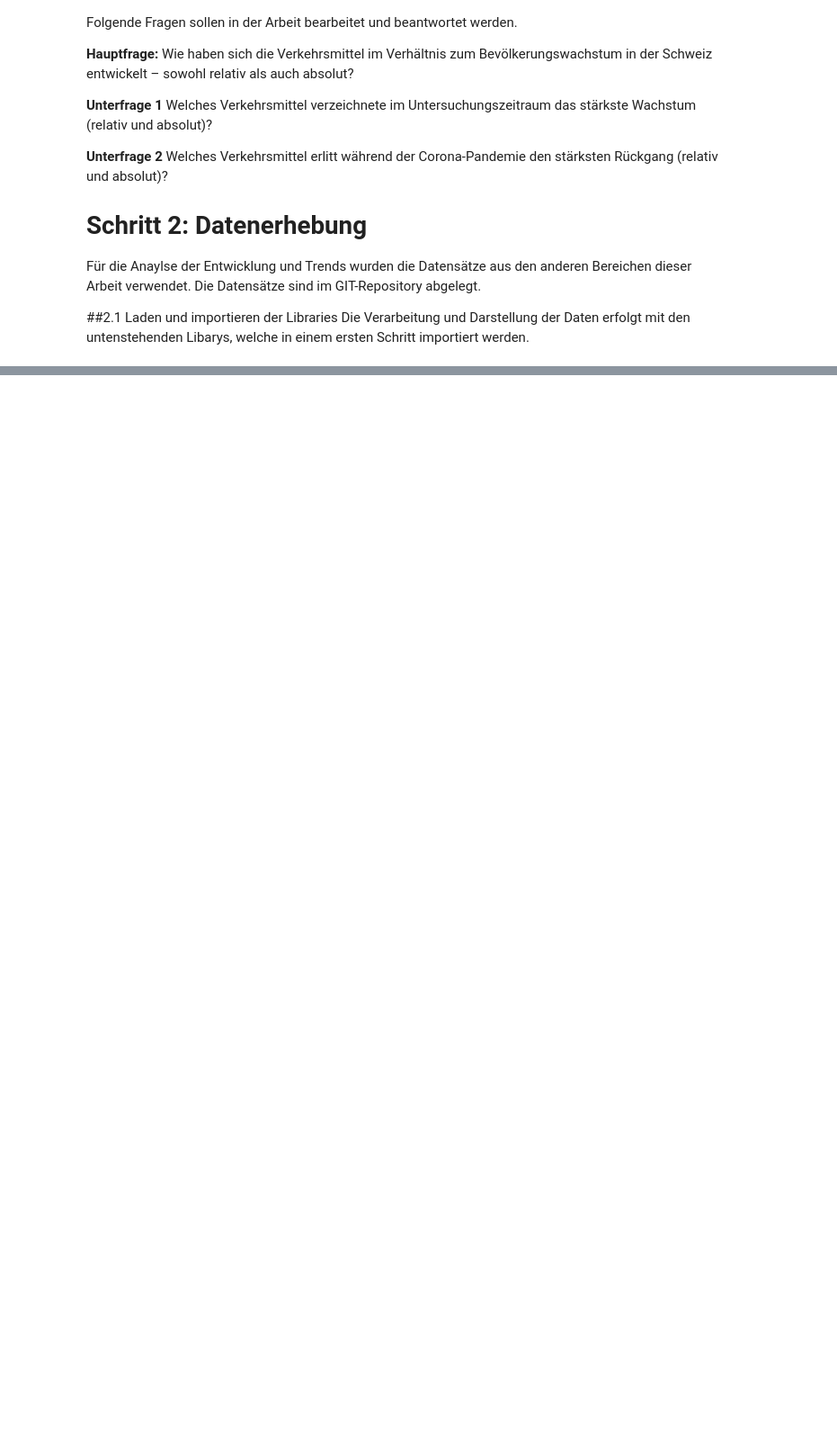
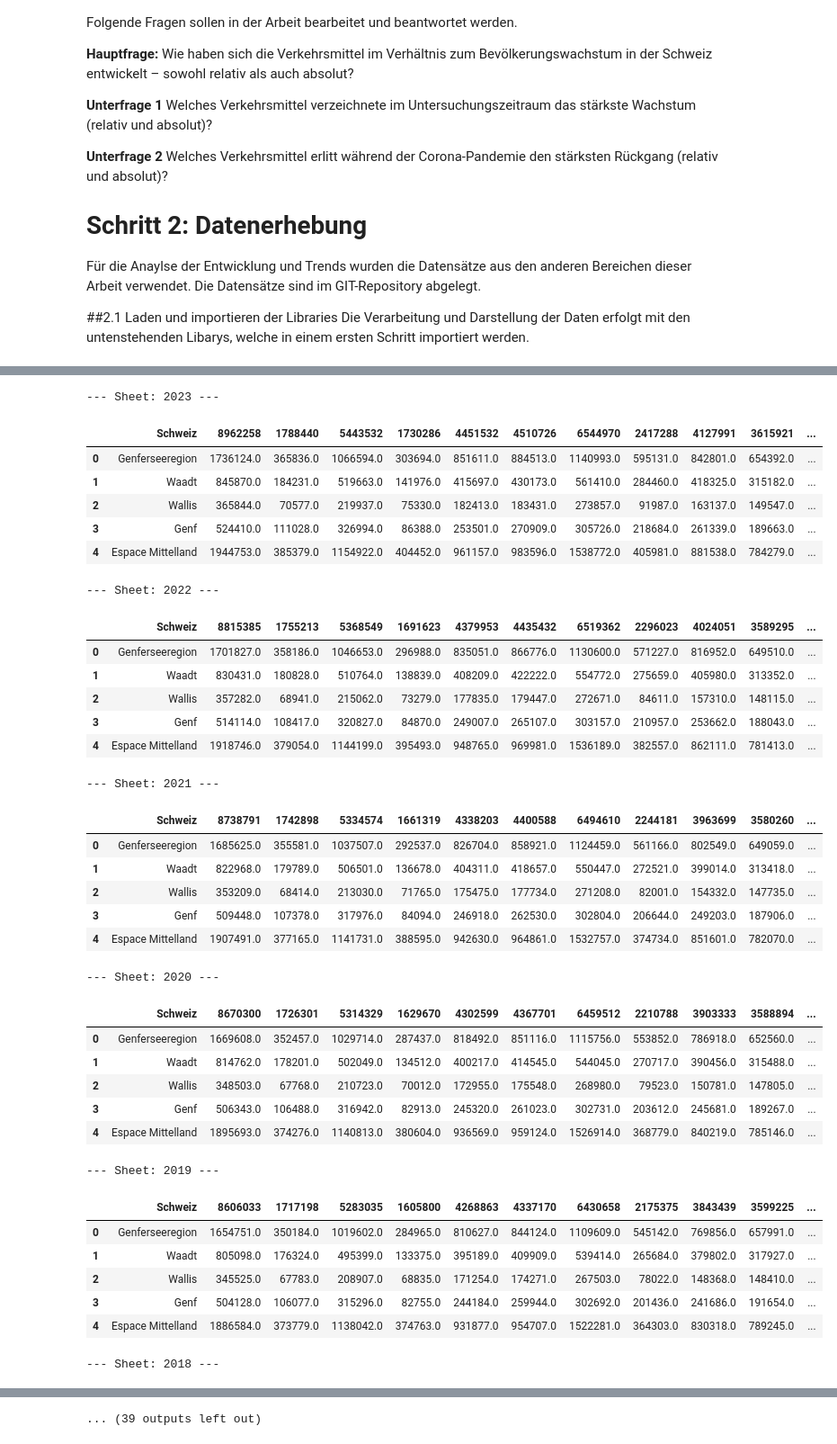
Before and after one commit to matwirabc/binaproject, a Jupyter notebook: bina_aggregate.ipynb, the cells around one changed output, grey strips where cells are left out. Shown: that part at 90% size. Drawn from its saved outputs; the diff is of its cells as text; code cells hidden in the pictures; blank space fills up the shorter version.

```diff
--- a/bina_aggregate.ipynb
+++ b/bina_aggregate.ipynb
@@ -87,0 +103,5 @@ Die Datensets wurden in verschiedenen Formaten (.csv und .xlsx) zur Verfügung g
+# %%
+# Load all sheets  as dictionary by function sheet_name = None
+df_population = pd.read_excel("/content/drive/MyDrive/Dataset_BINA/Population.xlsx",
+                              sheet_name = None,
+                              header = 5)
@@ -87,0 +129,42 @@ Die Datensets wurden in verschiedenen Formaten (.csv und .xlsx) zur Verfügung g
+# %%
+#Show first five rows of each sheet
+for df_population, df in df_population.items():
+    print(f"\n--- Sheet: {df_population} ---")
+    display(df.head())
+# %% [output]
+--- Sheet: 2023 ---
+|  | Schweiz | 8962258 | 1788440 | 5443532 | 1730286 | 4451532 | 4510726 | 6544970 | 2417288 | 4127991 | 3615921 | ... |
+| 0 | Genferseeregion | 1736124.0 | 365836.0 | 1066594.0 | 303694.0 | 851611.0 | 884513.0 | 1140993.0 | 595131.0 | 842801.0 | 654392.0 | ... |
+| 1 | Waadt | 845870.0 | 184231.0 | 519663.0 | 141976.0 | 415697.0 | 430173.0 | 561410.0 | 284460.0 | 418325.0 | 315182.0 | ... |
+| 2 | Wallis | 365844.0 | 70577.0 | 219937.0 | 75330.0 | 182413.0 | 183431.0 | 273857.0 | 91987.0 | 163137.0 | 149547.0 | ... |
+| 3 | Genf | 524410.0 | 111028.0 | 326994.0 | 86388.0 | 253501.0 | 270909.0 | 305726.0 | 218684.0 | 261339.0 | 189663.0 | ... |
+| 4 | Espace Mittelland | 1944753.0 | 385379.0 | 1154922.0 | 404452.0 | 961157.0 | 983596.0 | 1538772.0 | 405981.0 | 881538.0 | 784279.0 | ... |
+--- Sheet: 2022 ---
+|  | Schweiz | 8815385 | 1755213 | 5368549 | 1691623 | 4379953 | 4435432 | 6519362 | 2296023 | 4024051 | 3589295 | ... |
+| 0 | Genferseeregion | 1701827.0 | 358186.0 | 1046653.0 | 296988.0 | 835051.0 | 866776.0 | 1130600.0 | 571227.0 | 816952.0 | 649510.0 | ... |
+| 1 | Waadt | 830431.0 | 180828.0 | 510764.0 | 138839.0 | 408209.0 | 422222.0 | 554772.0 | 275659.0 | 405980.0 | 313352.0 | ... |
+| 2 | Wallis | 357282.0 | 68941.0 | 215062.0 | 73279.0 | 177835.0 | 179447.0 | 272671.0 | 84611.0 | 157310.0 | 148115.0 | ... |
+| 3 | Genf | 514114.0 | 108417.0 | 320827.0 | 84870.0 | 249007.0 | 265107.0 | 303157.0 | 210957.0 | 253662.0 | 188043.0 | ... |
+| 4 | Espace Mittelland | 1918746.0 | 379054.0 | 1144199.0 | 395493.0 | 948765.0 | 969981.0 | 1536189.0 | 382557.0 | 862111.0 | 781413.0 | ... |
+--- Sheet: 2021 ---
+|  | Schweiz | 8738791 | 1742898 | 5334574 | 1661319 | 4338203 | 4400588 | 6494610 | 2244181 | 3963699 | 3580260 | ... |
+| 0 | Genferseeregion | 1685625.0 | 355581.0 | 1037507.0 | 292537.0 | 826704.0 | 858921.0 | 1124459.0 | 561166.0 | 802549.0 | 649059.0 | ... |
+| 1 | Waadt | 822968.0 | 179789.0 | 506501.0 | 136678.0 | 404311.0 | 418657.0 | 550447.0 | 272521.0 | 399014.0 | 313418.0 | ... |
+| 2 | Wallis | 353209.0 | 68414.0 | 213030.0 | 71765.0 | 175475.0 | 177734.0 | 271208.0 | 82001.0 | 154332.0 | 147735.0 | ... |
+| 3 | Genf | 509448.0 | 107378.0 | 317976.0 | 84094.0 | 246918.0 | 262530.0 | 302804.0 | 206644.0 | 249203.0 | 187906.0 | ... |
+| 4 | Espace Mittelland | 1907491.0 | 377165.0 | 1141731.0 | 388595.0 | 942630.0 | 964861.0 | 1532757.0 | 374734.0 | 851601.0 | 782070.0 | ... |
+--- Sheet: 2020 ---
+|  | Schweiz | 8670300 | 1726301 | 5314329 | 1629670 | 4302599 | 4367701 | 6459512 | 2210788 | 3903333 | 3588894 | ... |
+| 0 | Genferseeregion | 1669608.0 | 352457.0 | 1029714.0 | 287437.0 | 818492.0 | 851116.0 | 1115756.0 | 553852.0 | 786918.0 | 652560.0 | ... |
+| 1 | Waadt | 814762.0 | 178201.0 | 502049.0 | 134512.0 | 400217.0 | 414545.0 | 544045.0 | 270717.0 | 390456.0 | 315488.0 | ... |
+| 2 | Wallis | 348503.0 | 67768.0 | 210723.0 | 70012.0 | 172955.0 | 175548.0 | 268980.0 | 79523.0 | 150781.0 | 147805.0 | ... |
+| 3 | Genf | 506343.0 | 106488.0 | 316942.0 | 82913.0 | 245320.0 | 261023.0 | 302731.0 | 203612.0 | 245681.0 | 189267.0 | ... |
+| 4 | Espace Mittelland | 1895693.0 | 374276.0 | 1140813.0 | 380604.0 | 936569.0 | 959124.0 | 1526914.0 | 368779.0 | 840219.0 | 785146.0 | ... |
+--- Sheet: 2019 ---
+|  | Schweiz | 8606033 | 1717198 | 5283035 | 1605800 | 4268863 | 4337170 | 6430658 | 2175375 | 3843439 | 3599225 | ... |
+| 0 | Genferseeregion | 1654751.0 | 350184.0 | 1019602.0 | 284965.0 | 810627.0 | 844124.0 | 1109609.0 | 545142.0 | 769856.0 | 657991.0 | ... |
+| 1 | Waadt | 805098.0 | 176324.0 | 495399.0 | 133375.0 | 395189.0 | 409909.0 | 539414.0 | 265684.0 | 379802.0 | 317927.0 | ... |
+| 2 | Wallis | 345525.0 | 67783.0 | 208907.0 | 68835.0 | 171254.0 | 174271.0 | 267503.0 | 78022.0 | 148368.0 | 148410.0 | ... |
+| 3 | Genf | 504128.0 | 106077.0 | 315296.0 | 82755.0 | 244184.0 | 259944.0 | 302692.0 | 201436.0 | 241686.0 | 191654.0 | ... |
+| 4 | Espace Mittelland | 1886584.0 | 373779.0 | 1138042.0 | 374763.0 | 931877.0 | 954707.0 | 1522281.0 | 364303.0 | 830318.0 | 789245.0 | ... |
+--- Sheet: 2018 ---
@@ -87,0 +177 @@ Die Datensets wurden in verschiedenen Formaten (.csv und .xlsx) zur Verfügung g
+... (39 outputs left out)
```
Also changed, not shown: parts of 17 cells of this notebook.
